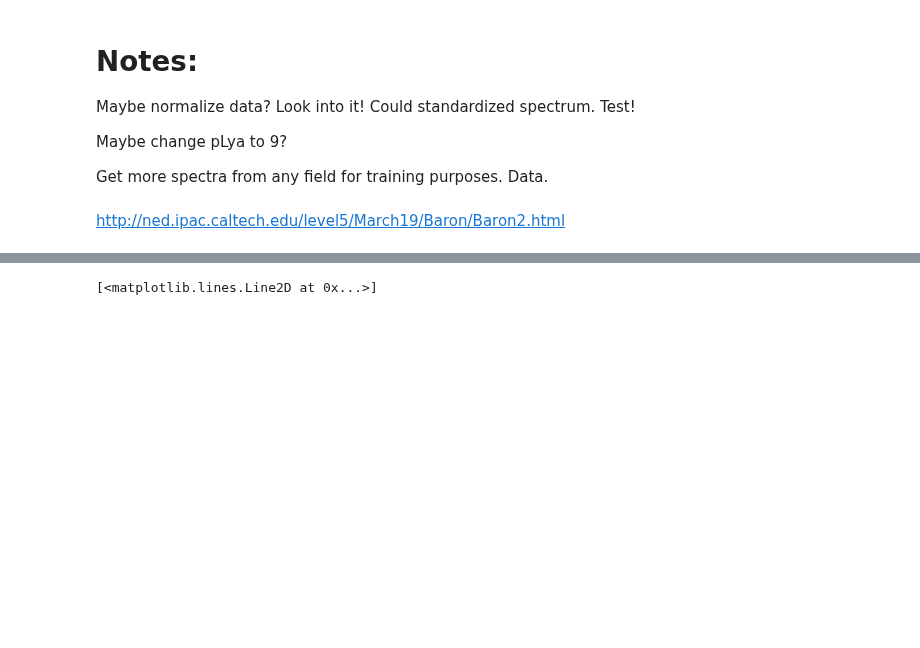
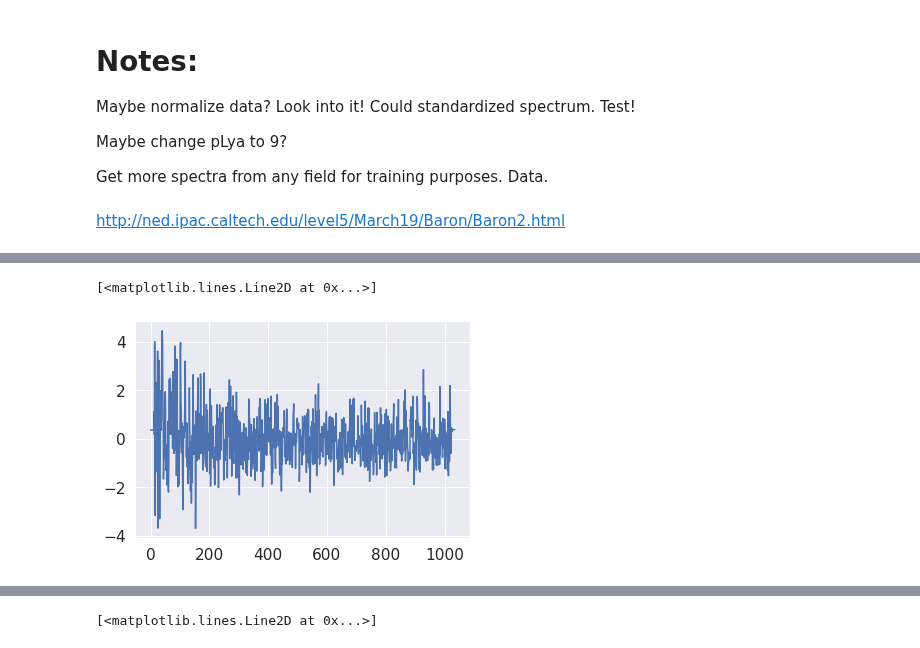
Before and after one commit to nickdavila/LAE-ML-Classification, a Jupyter notebook: Nick-RandomForest.ipynb, the cells around one changed output, grey strips where cells are left out. Drawn from its saved outputs; the diff is of its cells as text; code cells hidden in the pictures; blank space fills up the shorter version.

Commit message:
Standard scaler iterative test
Tried to normalize using standard scaler but in an iterative manner so that we don't get those downward peaks.

```diff
--- a/Nick-RandomForest.ipynb
+++ b/Nick-RandomForest.ipynb
@@ -176,0 +71,14 @@ plt.plot(stdscaler_highz[0])
+# %%
+num_sources = 10;
+stdscale_nz = [[0] * 1 for i in range(num_sources)]
+#stdscale_nz = [[0] * 1 for i in range(10)]
+
+counter = 0
+
+while counter < num_sources:
+
+    stdscale_nz[counter] = scaler.fit_transform(noise_sample[counter].reshape(-1, 1))
+
+    counter += 1
+
+stdnoise_arr = np.squeeze(np.array(stdscale_nz), axis = 2)
@@ -176,0 +104,5 @@ plt.plot(stdscaler_highz[0])
+# %%
+plt.plot(stdnoise_arr[3])
+# %% [output]
+[<matplotlib.lines.Line2D at 0x...>]
+[figure, added]
```
Also changed, not shown: parts of 29 cells of this notebook.
